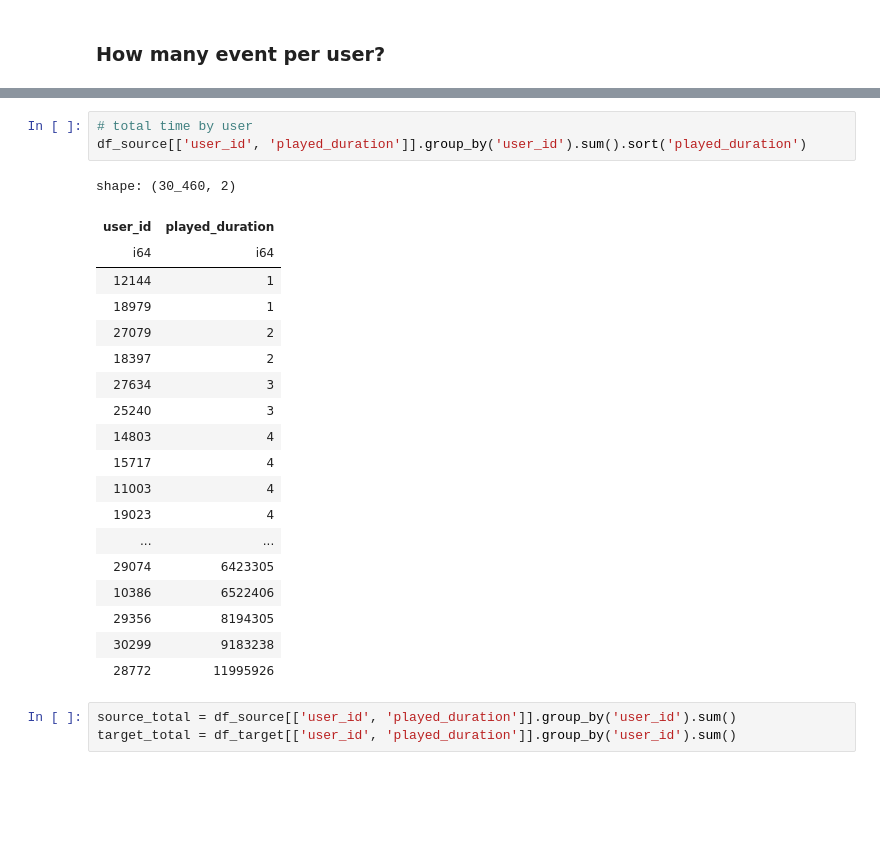
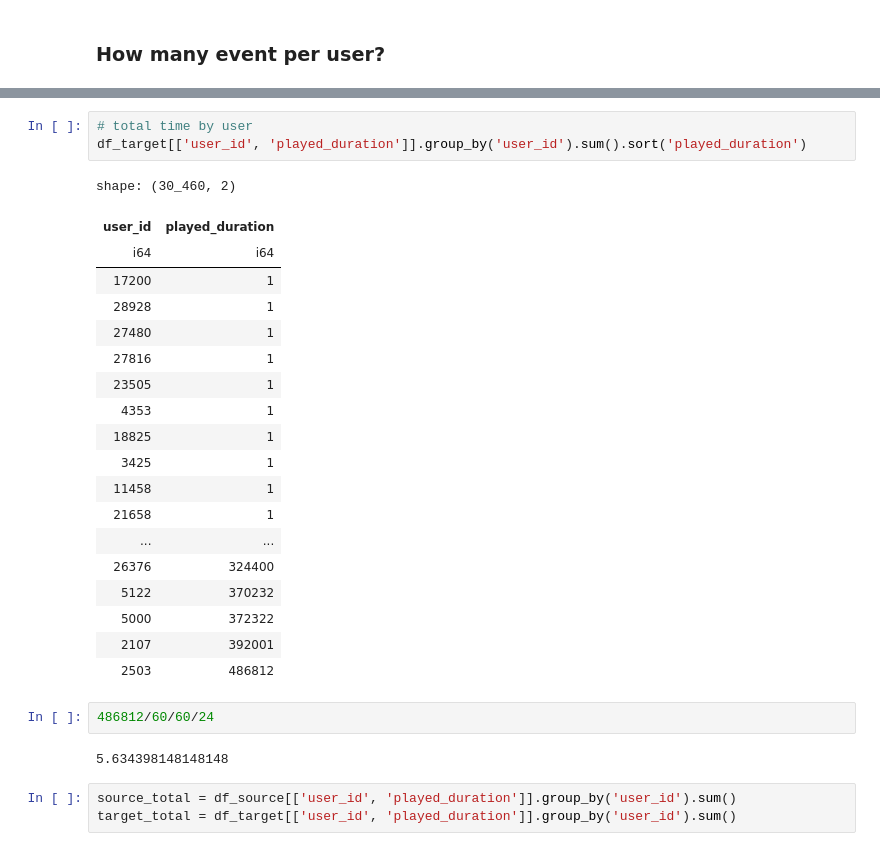
Before and after one commit to tjwei/AICA30019, a Jupyter notebook: 03-pandas_and_polars/02-polars_eager.ipynb, the cells around one changed output, grey strips where cells are left out. Cells and saved outputs as stored; diff of their text form; blank space fills up the shorter version.

```diff
--- a/03-pandas_and_polars/02-polars_eager.ipynb
+++ b/03-pandas_and_polars/02-polars_eager.ipynb
@@ -134,26 +235,30 @@ shape: (30_460, 2)
 # %%
 # total time by user
-df_source[['user_id', 'played_duration']].group_by('user_id').sum().sort('played_duration')
+df_target[['user_id', 'played_duration']].group_by('user_id').sum().sort('played_duration')
 # %% [output]
 shape: (30_460, 2)
 | user_id | played_duration |
 | i64 | i64 |
-| 12144 | 1 |
-| 18979 | 1 |
-| 27079 | 2 |
-| 18397 | 2 |
-| 27634 | 3 |
-| 25240 | 3 |
-| 14803 | 4 |
-| 15717 | 4 |
-| 11003 | 4 |
-| 19023 | 4 |
+| 17200 | 1 |
+| 28928 | 1 |
+| 27480 | 1 |
+| 27816 | 1 |
+| 23505 | 1 |
+| 4353 | 1 |
+| 18825 | 1 |
+| 3425 | 1 |
+| 11458 | 1 |
+| 21658 | 1 |
 | ... | ... |
-| 29074 | 6423305 |
-| 10386 | 6522406 |
-| 29356 | 8194305 |
-| 30299 | 9183238 |
-| 28772 | 11995926 |
+| 26376 | 324400 |
+| 5122 | 370232 |
+| 5000 | 372322 |
+| 2107 | 392001 |
+| 2503 | 486812 |
+# %%
+486812/60/60/24
+# %% [output]
+5.634398148148148
 # %%
 source_total = df_source[['user_id', 'played_duration']].group_by('user_id').sum()
 target_total = df_target[['user_id', 'played_duration']].group_by('user_id').sum()
```
Also changed, not shown: parts of 57 cells of this notebook, 1 other file.
